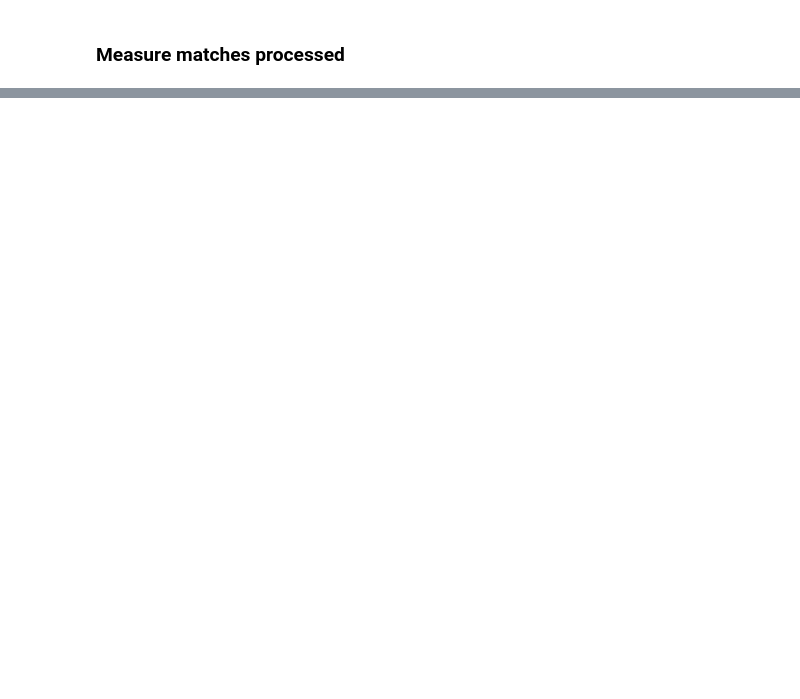
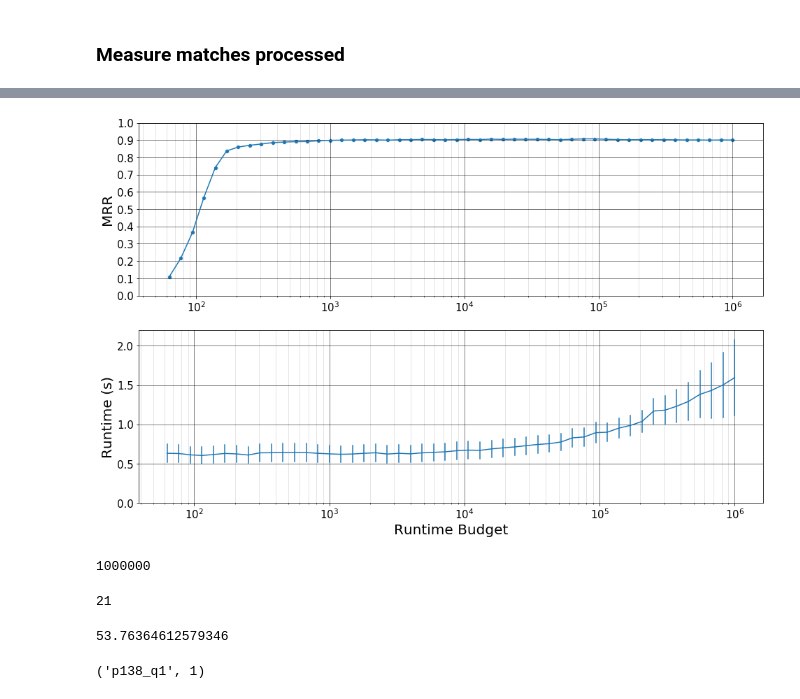
Before and after one commit to HMC-MIR/ImprovedSheetID, a Jupyter notebook: 05_evaluate.ipynb, the cells around one changed output, grey strips where cells are left out. Saved outputs shown, nothing was run; the diff lists cells and outputs as text; code cells hidden in the pictures; blank space fills up the shorter version.

Commit message:
adding eval code with plots

```diff
--- a/05_evaluate.ipynb
+++ b/05_evaluate.ipynb
@@ -14,3 +21,9 @@ import random
+# %%
+FIG_X_SIZE = 16
+FIG_Y_SIZE = 10
+AXIS_LABEL_SIZE = 20
+TICK_LABEL_SIZE = 15
+LEGEND_LABEL_SIZE = 20
 # %%
 def readGroundTruthLabels(gtfile):
     d={}
@@ -198,0 +285,3 @@ showMatchStats(matches_processed)
+# %%
+with open('/home/agoutam/ImprovedSheetID/experiments/plotData/plot1Marketplace.pkl', 'rb') as plotFile:
+    MRRData, RTData = pickle.load(plotFile)
@@ -198,0 +308,37 @@ showMatchStats(matches_processed)
+# %%
+fig, ax = plt.subplots(2, 1, figsize = (FIG_X_SIZE,FIG_Y_SIZE))
+#plt.tight_layout()
+
+ax[0].set(xscale="log")
+ax[0].set_ylim(0,1)
+ax[0].set_yticks(np.linspace(0,1,11))
+ax[0].grid(b=True, which='minor', color='black', linestyle='-', linewidth = 0.5, alpha = 0.2)
+ax[0].grid(b=True, which='major', color='black', linestyle='-', linewidth = 1, alpha = 0.5)
+sns.lineplot(ax = ax[0], x = 'runtimeBudget', y = 'MRR', data = MRRData)
+sns.scatterplot(ax = ax[0], x = 'runtimeBudget', y = 'MRR', data = MRRData)
+ax[0].set_ylabel('MRR', fontsize = AXIS_LABEL_SIZE)
+ax[0].set_xlabel(' ', fontsize = AXIS_LABEL_SIZE)
+
+ax[0].tick_params(axis='x', labelsize= TICK_LABEL_SIZE)
+ax[0].tick_params(axis='y', labelsize= TICK_LABEL_SIZE)
+
+
+ax[1].set(xscale="log")
+ax[1].set_ylim(0,2.2)
+sns.lineplot(ax = ax[1], x = 'runtimeBudget', y = 'runtime', ci = 'sd', err_style = 'bars', data = RTData)
+#sns.scatterplot(ax = ax[1], x = 'runtimeBudget', y = 'runtime', ci = 'sd', data = RTData)
+ax[1].set_ylabel('Runtime (s)', fontsize = AXIS_LABEL_SIZE)
+ax[1].set_xlabel('Runtime Budget', fontsize = AXIS_LABEL_SIZE)
+ax[1].grid(b=True, which='minor', color='black', linestyle='-', linewidth = 0.5, alpha = 0.2)
+ax[1].grid(b=True, which='major', color='black', linestyle='-', linewidth = 1, alpha = 0.5)
+
+ax[1].tick_params(axis='x', labelsize= TICK_LABEL_SIZE)
+ax[1].tick_params(axis='y', labelsize= TICK_LABEL_SIZE)
+
+plt.show()
+# %% [output]
+[figure, added]
+# %%
+print(runtime_budget)
+# %% [output]
+1000000
@@ -198,0 +347,12 @@ showMatchStats(matches_processed)
+# %%
+maxRunInd
+# %% [output]
+21
+# %%
+runtimes[maxRunInd]
+# %% [output]
+53.76364612579346
+# %%
+MRRs[1087]
+# %% [output]
+('p138_q1', 1)
```
Also changed, not shown: parts of 113 cells of this notebook.
